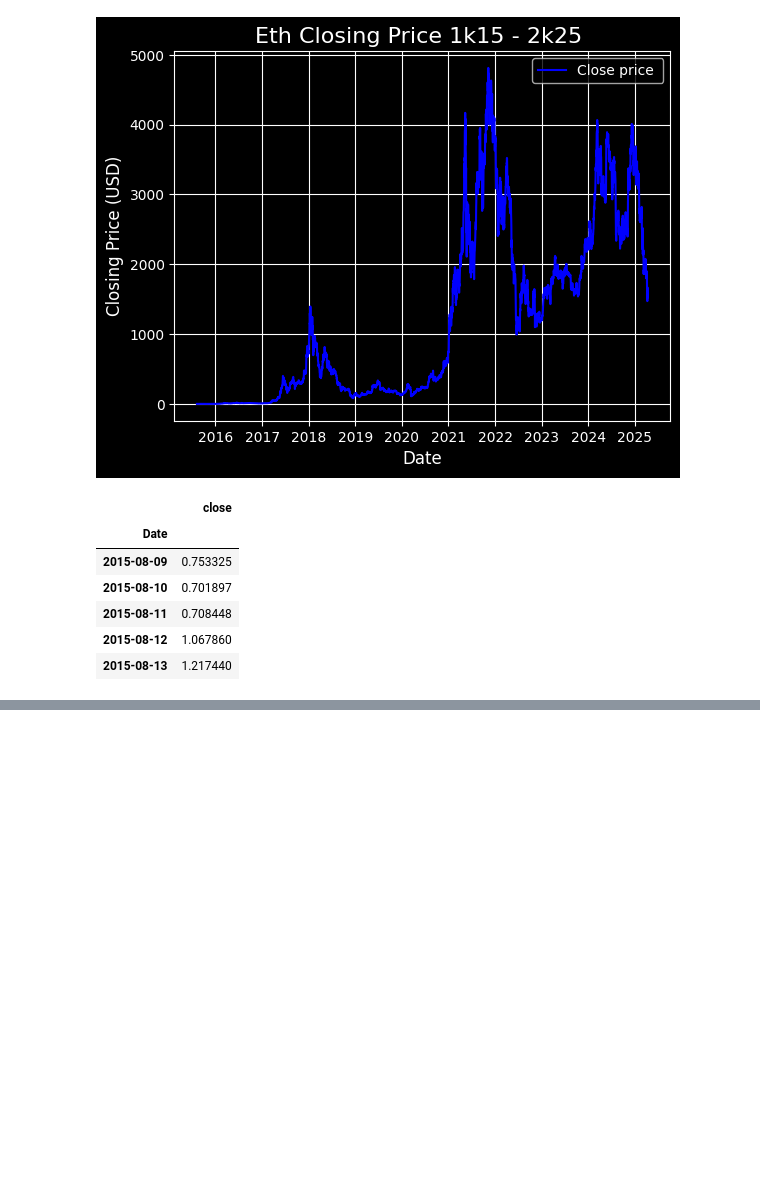
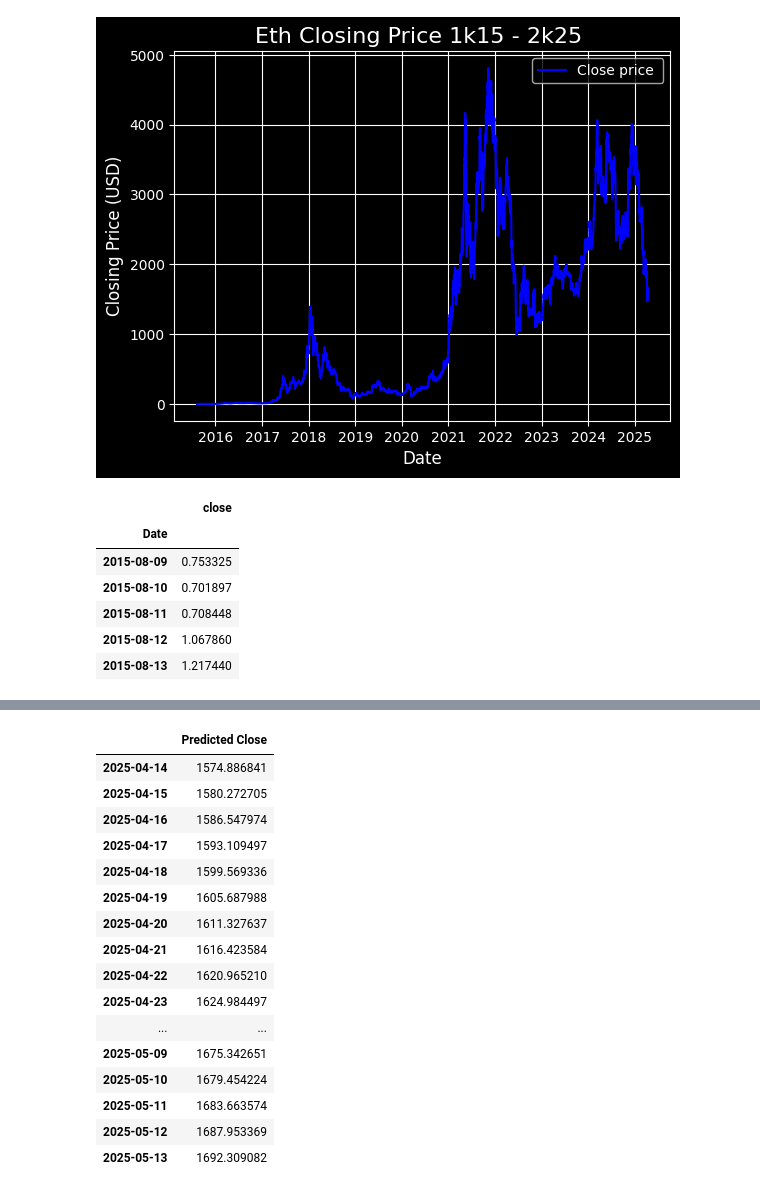
Before and after one commit to shivampb/ML-Models, a Jupyter notebook: Ethereum-prediction/LSTM-Prediction.ipynb, the cells around one changed output, grey strips where cells are left out. Cells and saved outputs as stored; diff of their text form; code cells hidden in the pictures; blank space fills up the shorter version.

```diff
--- a/Ethereum-prediction/LSTM-Prediction.ipynb
+++ b/Ethereum-prediction/LSTM-Prediction.ipynb
@@ -39,0 +207,20 @@ df.head()
+# %%
+future_df
+# %% [output]
+|  | Predicted Close |
+| 2025-04-14 | 1574.886841 |
+| 2025-04-15 | 1580.272705 |
+| 2025-04-16 | 1586.547974 |
+| 2025-04-17 | 1593.109497 |
+| 2025-04-18 | 1599.569336 |
+| 2025-04-19 | 1605.687988 |
+| 2025-04-20 | 1611.327637 |
+| 2025-04-21 | 1616.423584 |
+| 2025-04-22 | 1620.965210 |
+| 2025-04-23 | 1624.984497 |
+| ... | ... |
+| 2025-05-09 | 1675.342651 |
+| 2025-05-10 | 1679.454224 |
+| 2025-05-11 | 1683.663574 |
+| 2025-05-12 | 1687.953369 |
+| 2025-05-13 | 1692.309082 |
```
Also changed, not shown: parts of 14 cells of this notebook.
